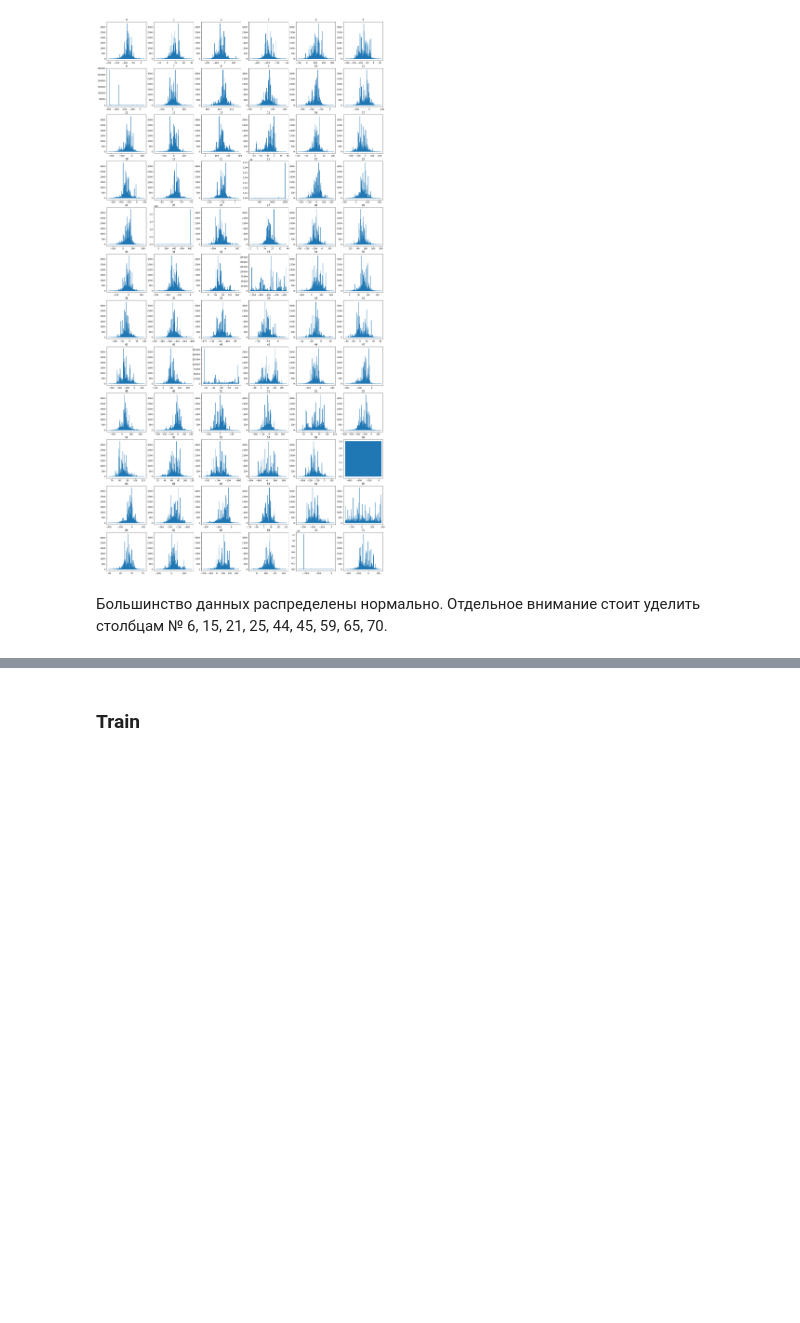
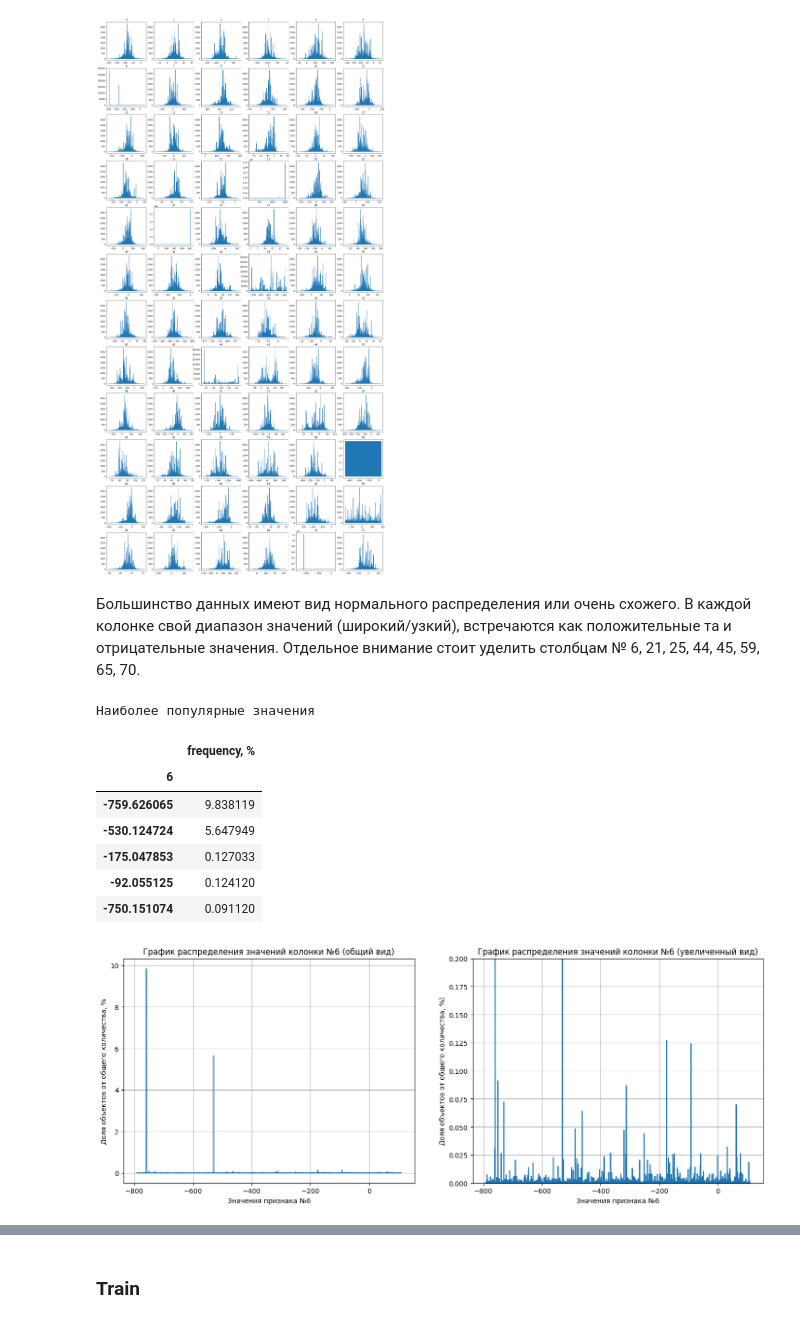
Before and after one commit to Danspers/Matching, a Jupyter notebook: Matching.ipynb, the cells around one changed output, grey strips where cells are left out. Cells and saved outputs as stored; diff of their text form; code cells hidden in the pictures; blank space fills up the shorter version.

```diff
--- a/Matching.ipynb
+++ b/Matching.ipynb
@@ -113,4 +154,17 @@ None
 Кол-во товаров-дубликатов: 0
 [figure]
 # %% [markdown]
-Большинство данных распределены нормально. Отдельное внимание стоит уделить столбцам № 6, 15, 21, 25, 44, 45, 59, 65, 70.
+Большинство данных имеют вид нормального распределения или очень схожего. В каждой колонке свой диапазон значений (широкий/узкий), встречаются как положительные та и отрицательные значения. Отдельное внимание стоит уделить столбцам № 6, 21, 25, 44, 45, 59, 65, 70.
+# %%
+# распределение значений колонки №6
+value_analysis(df_base, '6', 0.2)
+# %% [output]
+Наиболее популярные значения
+|  | frequency, % |
+| 6 |  |
+| -759.626065 | 9.838119 |
+| -530.124724 | 5.647949 |
+| -175.047853 | 0.127033 |
+| -92.055125 | 0.124120 |
+| -750.151074 | 0.091120 |
+[figure, added]
```
Also changed, not shown: parts of 12 cells of this notebook.
